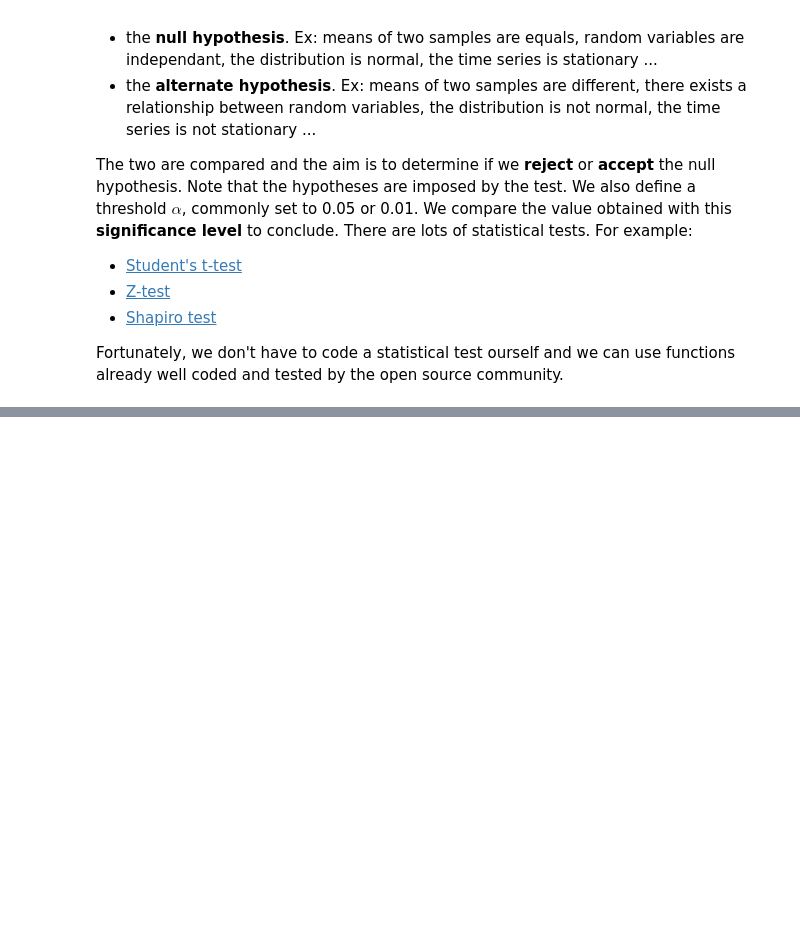
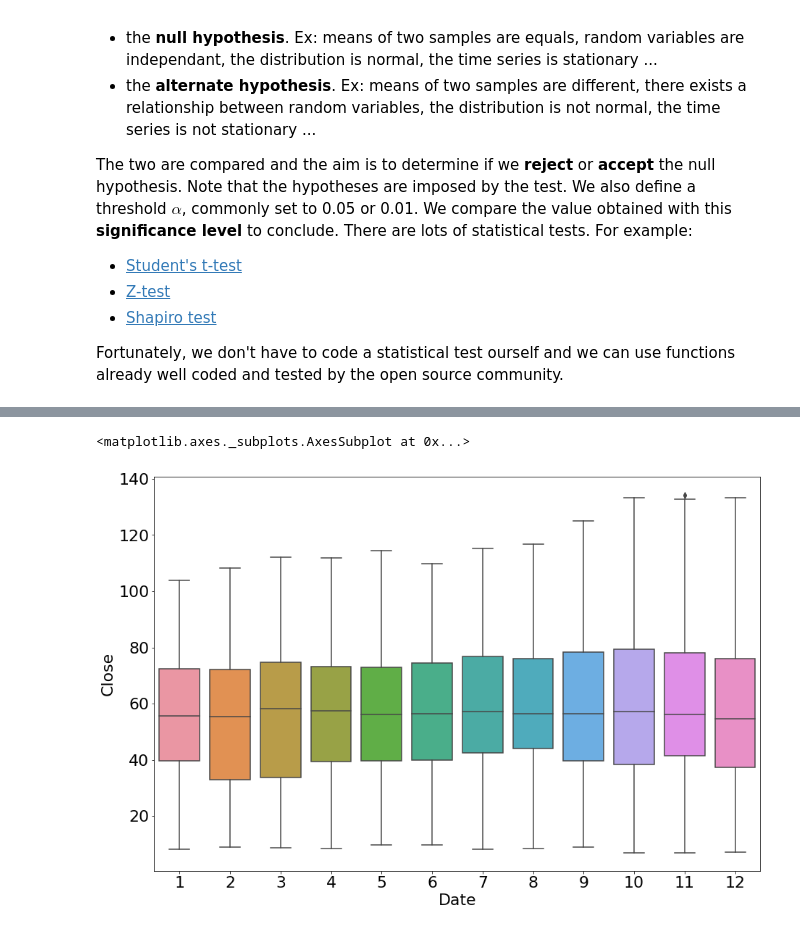
Before and after one commit to goujonbe/data_science_for_finance, a Jupyter notebook: time_series_forecasting.ipynb, the cells around one changed output, grey strips where cells are left out. Cells and saved outputs as stored; diff of their text form; code cells hidden in the pictures; blank space fills up the shorter version.

```diff
--- a/time_series_forecasting.ipynb
+++ b/time_series_forecasting.ipynb
@@ -136,0 +172,5 @@ So our test statistic is out of the acceptation interval and the p-value is less
+# %%
+sns.boxplot(stock_price.index.month, stock_price)
+# %% [output]
+<matplotlib.axes._subplots.AxesSubplot at 0x...>
+[figure, added]
```
Also changed, not shown: parts of 14 cells of this notebook.
